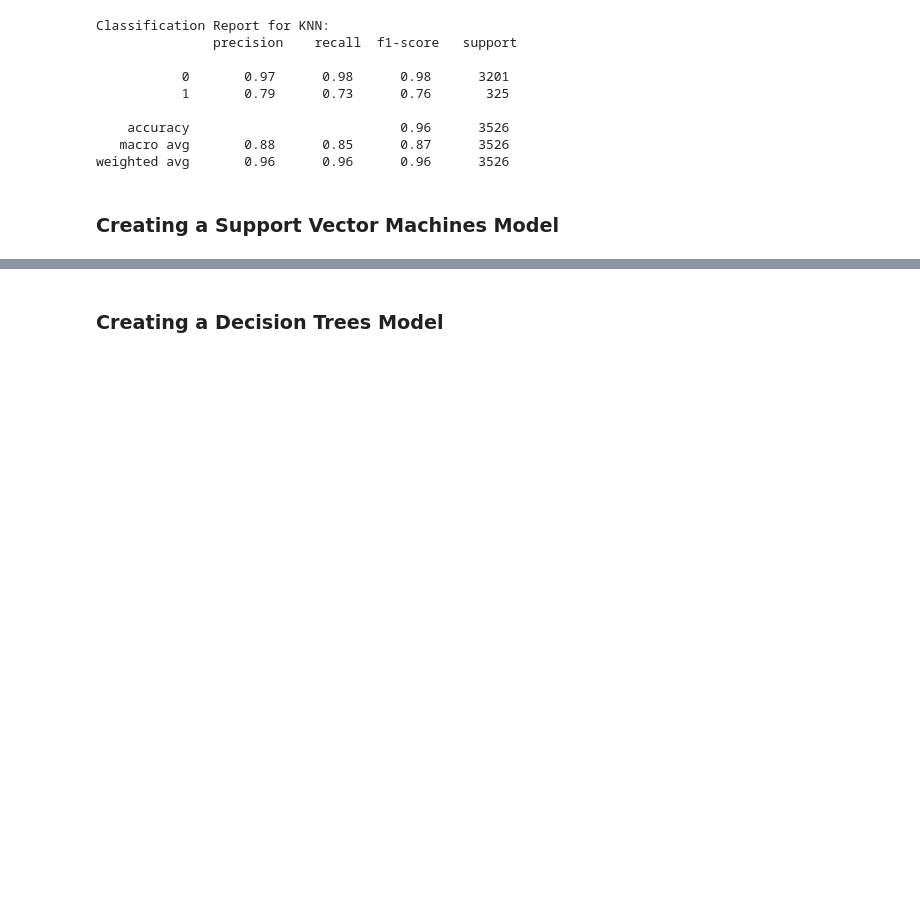
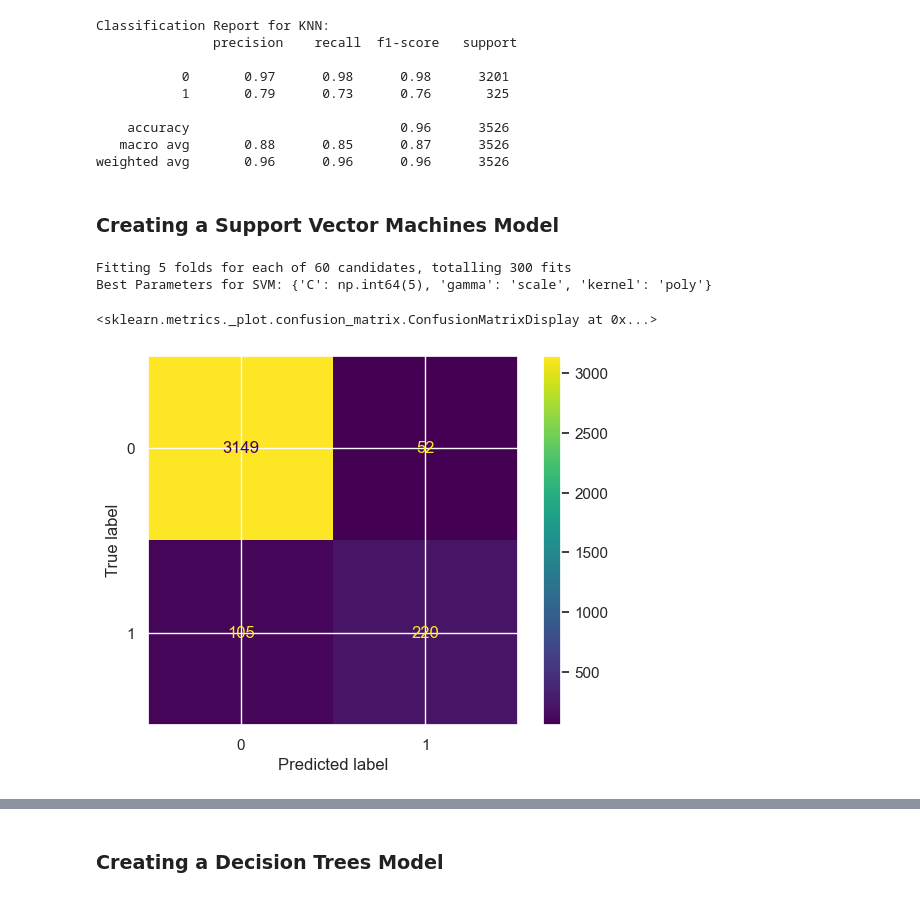
Before and after one commit to Mithunjack/365UpgradeAI, a Jupyter notebook: Machine Learning for User Classification Project/Machine Learning Project.ipynb, the cells around one changed output, grey strips where cells are left out. Drawn from its saved outputs; the diff is of its cells as text; code cells hidden in the pictures; blank space fills up the shorter version.

```diff
--- a/Machine Learning for User Classification Project/Machine Learning Project.ipynb
+++ b/Machine Learning for User Classification Project/Machine Learning Project.ipynb
@@ -395,0 +411,42 @@ weighted avg       0.96      0.96      0.96      3526
+# %%
+# Define the range of hyperparameters for GridSearchCV
+parameters_svm = {
+    'kernel': ['linear', 'poly', 'rbf'],  # Different kernel types
+    'C': np.arange(1, 11),                # C values from 1 to 10
+    'gamma': ['scale', 'auto']             # Gamma settings
+}
+# %%
+# Initialize GridSearchCV with SVC classifier
+grid_search_svm = GridSearchCV(
+    SVC(),                 # SVM model
+    parameters_svm,        # Hyperparameter grid
+    scoring='accuracy',    # Optimize for accuracy
+    cv=5,                 # 5-fold cross-validation
+    n_jobs=-1,            # Use all processors for parallel computation
+    verbose=1             # Show progress
+)
+# %%
+# Fit the Grid Search to training data
+grid_search_svm.fit(X_train_scaled, y_train_array)
+
+# Get the best model
+svm_clf = grid_search_svm.best_estimator_
+
+# Print the best parameters found
+print("Best Parameters for SVM:", grid_search_svm.best_params_)
+# %% [output]
+Fitting 5 folds for each of 60 candidates, totalling 300 fits
+Best Parameters for SVM: {'C': np.int64(5), 'gamma': 'scale', 'kernel': 'poly'}
+# %%
+# Predict on test data using the best SVM model
+y_test_pred_svm = svm_clf.predict(X_test_scaled)
+# %%
+# Compute confusion matrix
+cm_svm = confusion_matrix(y_test_array, y_test_pred_svm)
+
+# Display confusion matrix
+disp_svm = ConfusionMatrixDisplay(confusion_matrix=cm_svm)
+disp_svm.plot()
+# %% [output]
+<sklearn.metrics._plot.confusion_matrix.ConfusionMatrixDisplay at 0x...>
+[figure, added]
```
Also changed, not shown: parts of 11 cells of this notebook.
